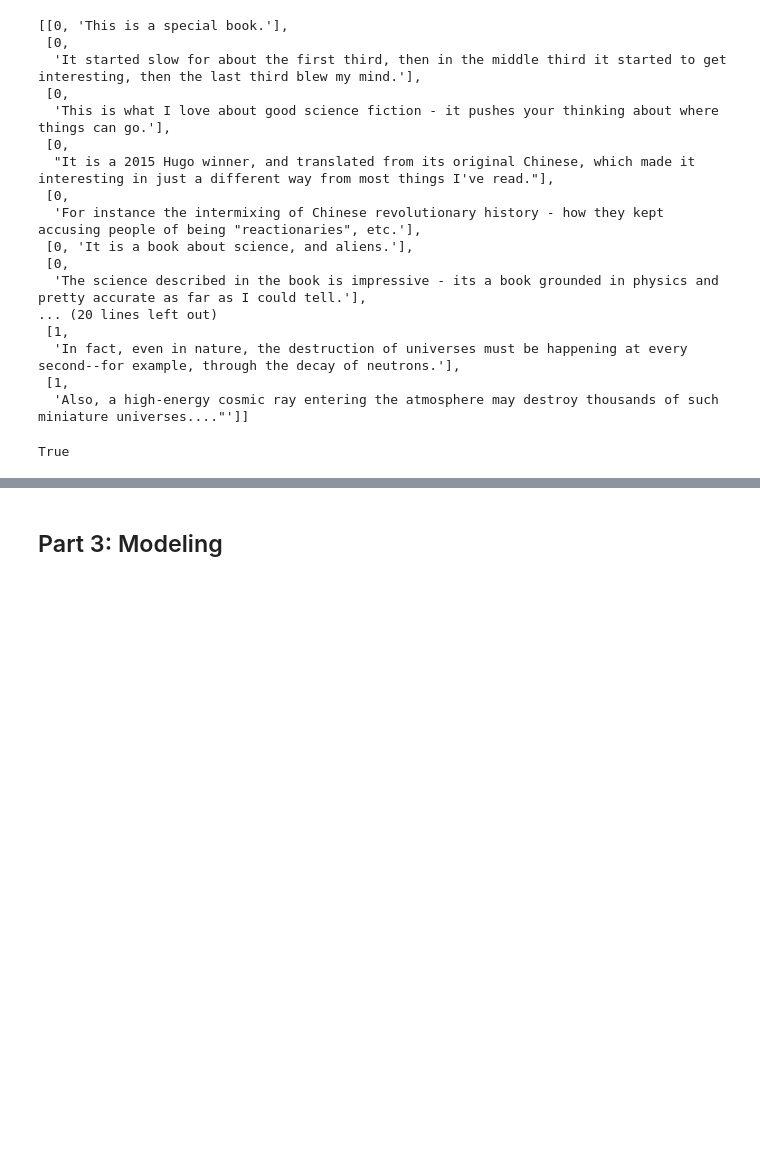
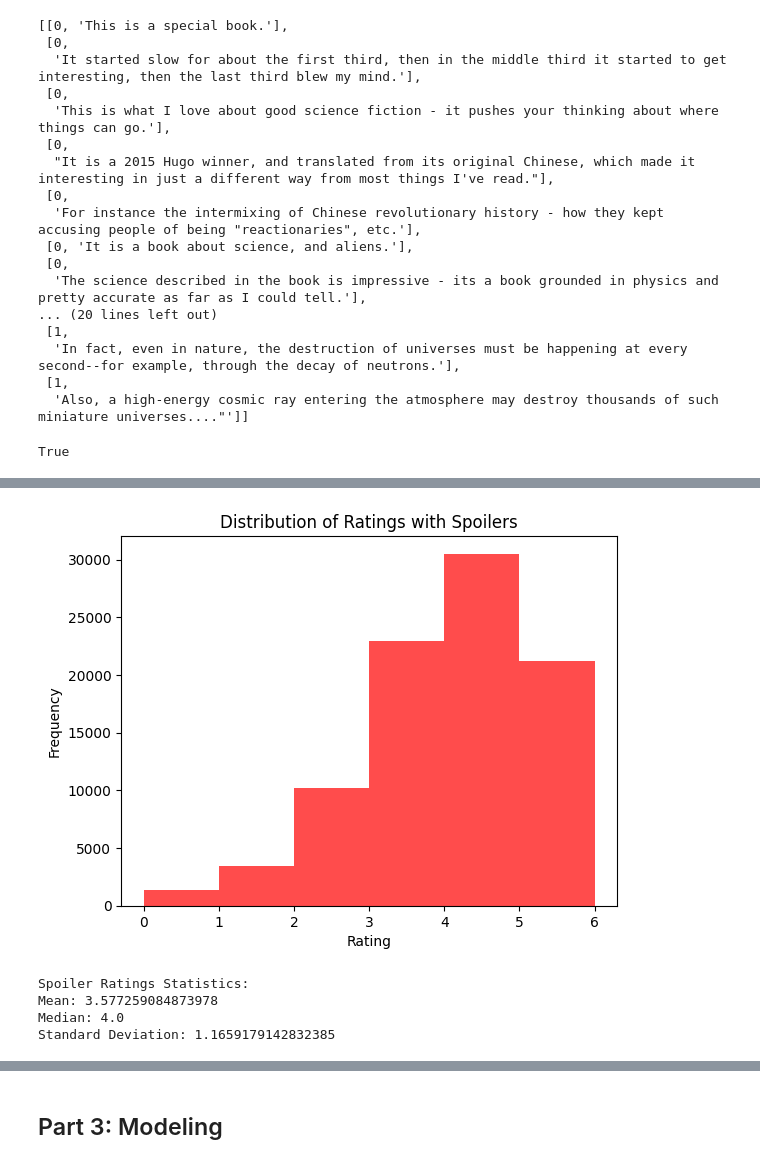
Before and after one commit to jontruong05/cse158-assignment2, a Jupyter notebook: workbook.ipynb, the cells around one changed output, grey strips where cells are left out. Cells and saved outputs as stored; diff of their text form; code cells hidden in the pictures; blank space fills up the shorter version.

```diff
--- a/workbook.ipynb
+++ b/workbook.ipynb
@@ -69,0 +93,21 @@ True
+# %%
+# Distribution of ratings with spoilers
+spoiler_ratings = df[df['has_spoiler'] == True]['rating']
+plt.hist(spoiler_ratings, bins=np.arange(0, 7), color='red', alpha=0.7)
+plt.title('Distribution of Ratings with Spoilers')
+plt.xlabel('Rating')
+plt.ylabel('Frequency')
+plt.show()
+# %% [output]
+[figure, added]
+# %%
+# Some basic statistical information for ratings with spoilers
+print("Spoiler Ratings Statistics:")
+print(f"Mean: {np.mean(spoiler_ratings)}")
+print(f"Median: {np.median(spoiler_ratings)}")
+print(f"Standard Deviation: {np.std(spoiler_ratings)}")
+# %% [output]
+Spoiler Ratings Statistics:
+Mean: 3.577259084873978
+Median: 4.0
+Standard Deviation: 1.1659179142832385
```
Also changed, not shown: parts of 10 cells of this notebook.
